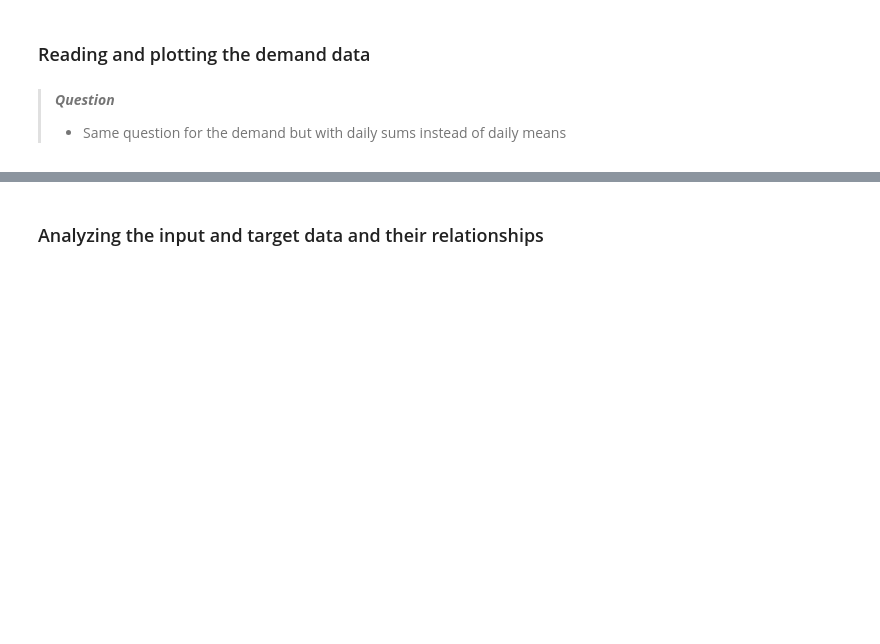
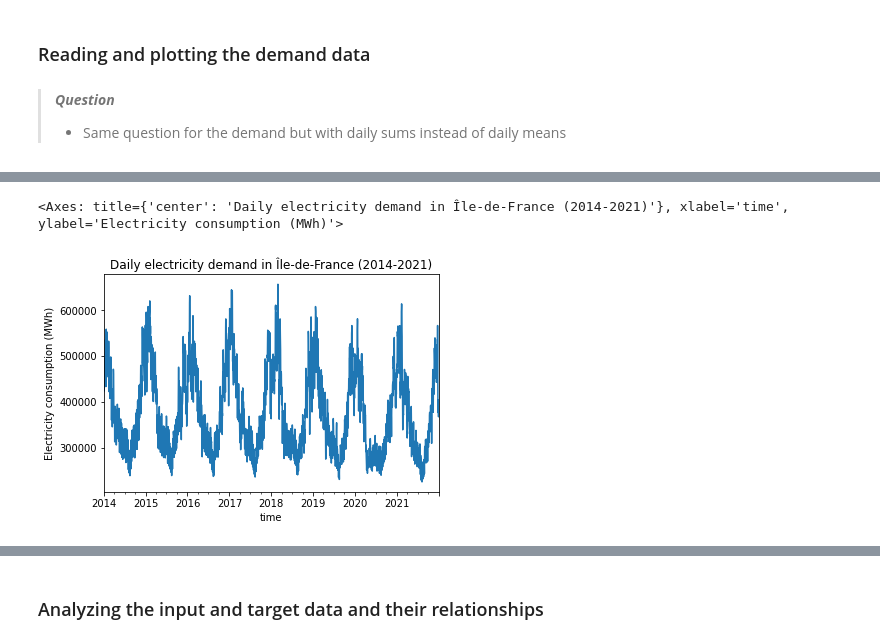
Before and after one commit to Daniel-Parra-3275/ml4climate, a Jupyter notebook: ml4climate/notebooks/02_tutorial_supervised_learning_problem_ols.ipynb, the cells around one changed output, grey strips where cells are left out. Cells and saved outputs as stored; diff of their text form; code cells hidden in the pictures; blank space fills up the shorter version.

```diff
--- a/ml4climate/notebooks/02_tutorial_supervised_learning_problem_ols.ipynb
+++ b/ml4climate/notebooks/02_tutorial_supervised_learning_problem_ols.ipynb
@@ -111,7 +119,7 @@ df_temp_IF_day.plot(yerr=df_temp_IF_day_var, title='Daily average temperature in
 > - Same question for the demand but with daily sums instead of daily means
 # %%
 df_dem = pd.read_csv(dem_filepath, parse_dates=True, index_col=0, header=0)
-df_dem_IF_day=df_temp['Île-de-France'].resample('D').sum()
+df_dem_IF_day=df_dem['Île-de-France'].resample('D').sum()
 df_dem.head()
 # %% [output]
 |  | Auvergne-Rhône-Alpes | Bourgogne-Franche-Comté | Bretagne | Centre-Val de Loire | Grand Est | Hauts-de-France | ... |
@@ -121,3 +129,8 @@ df_dem.head()
 | 2014-01-01 02:00:00+00:00 | 15968 | 4887 | 5591 | 4709 | 9899 | 11364 | ... |
 | 2014-01-01 03:00:00+00:00 | 15162 | 4580 | 5157 | 4306 | 9375 | 10839 | ... |
 | 2014-01-01 04:00:00+00:00 | 14851 | 4399 | 5001 | 4299 | 9025 | 10636 | ... |
+# %%
+df_dem_IF_day.plot( title='Daily electricity demand in Île-de-France (2014-2021)', ylabel=dem_label)
+# %% [output]
+<Axes: title={'center': 'Daily electricity demand in Île-de-France (2014-2021)'}, xlabel='time', ylabel='Electricity consumption (MWh)'>
+[figure, added]
```
Also changed, not shown: parts of 13 cells of this notebook, 7 other files.
